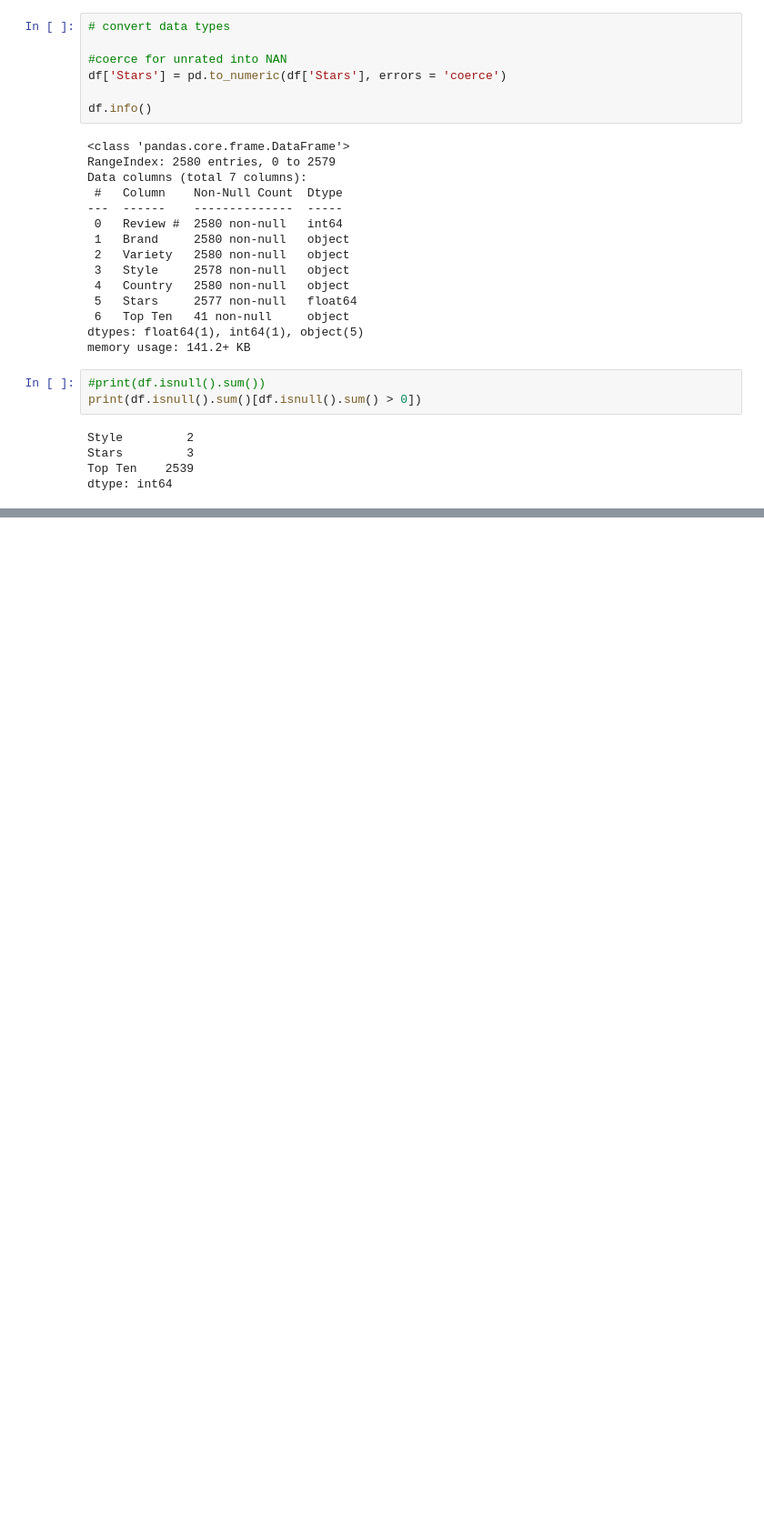
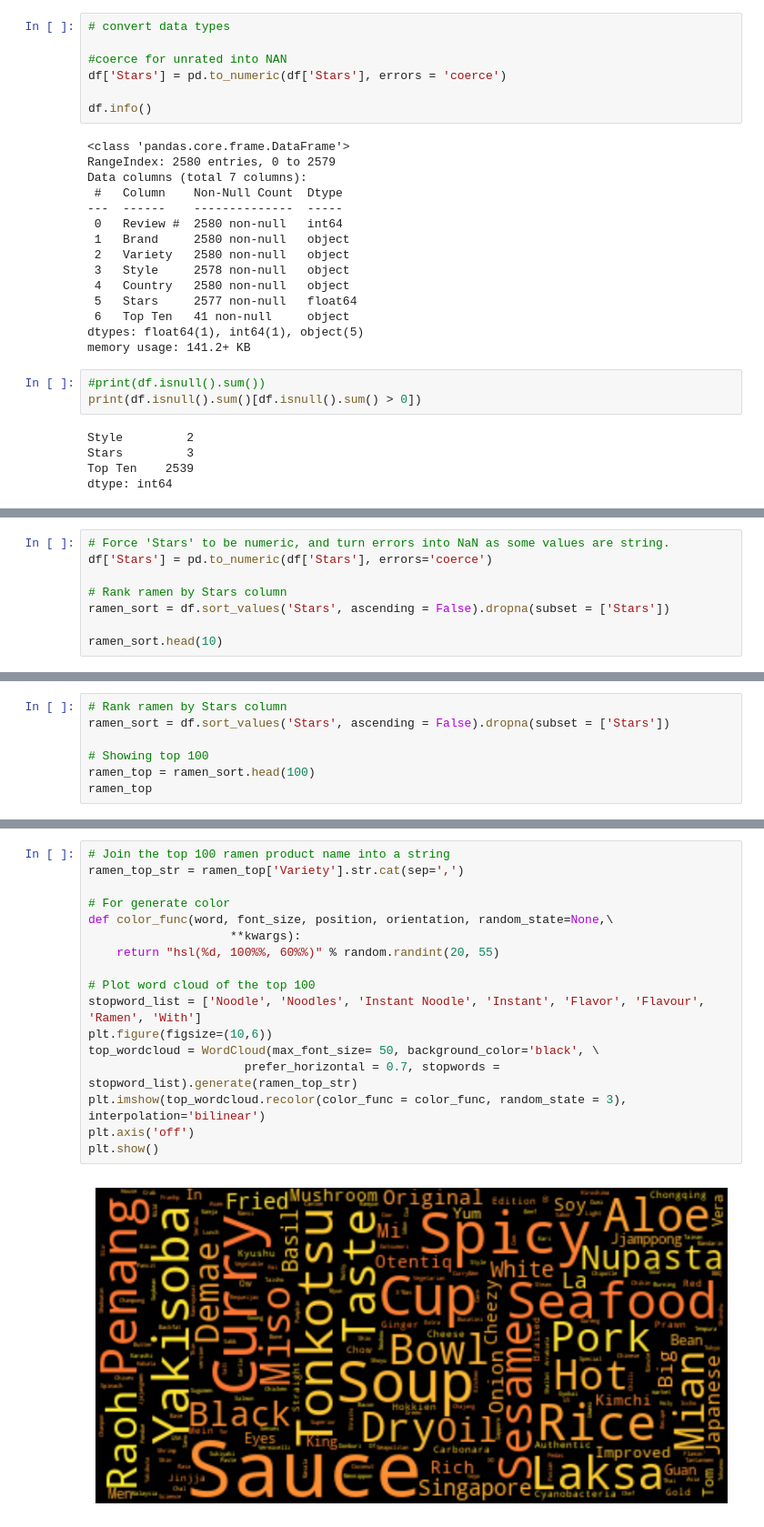
Before and after one commit to Keegawho198/python_practice, a Jupyter notebook: Ramen_ratings.ipynb, the cells around one changed output, grey strips where cells are left out. Shown: that part at 91% size. Cells and saved outputs as stored; diff of their text form; blank space fills up the shorter version.

```diff
--- a/Ramen_ratings.ipynb
+++ b/Ramen_ratings.ipynb
@@ -104,0 +219,8 @@ df
+# %%
+# Force 'Stars' to be numeric, and turn errors into NaN as some values are string.
+df['Stars'] = pd.to_numeric(df['Stars'], errors='coerce')
+
+# Rank ramen by Stars column
+ramen_sort = df.sort_values('Stars', ascending = False).dropna(subset = ['Stars'])
+
+ramen_sort.head(10)
@@ -104,0 +239,7 @@ df
+# %%
+# Rank ramen by Stars column
+ramen_sort = df.sort_values('Stars', ascending = False).dropna(subset = ['Stars'])
+
+# Showing top 100
+ramen_top = ramen_sort.head(100)
+ramen_top
@@ -104,0 +260,19 @@ df
+# %%
+# Join the top 100 ramen product name into a string
+ramen_top_str = ramen_top['Variety'].str.cat(sep=',')
+
+# For generate color
+def color_func(word, font_size, position, orientation, random_state=None,\
+                    **kwargs):
+    return "hsl(%d, 100%%, 60%%)" % random.randint(20, 55)
+
+# Plot word cloud of the top 100
+stopword_list = ['Noodle', 'Noodles', 'Instant Noodle', 'Instant', 'Flavor', 'Flavour', 'Ramen', 'With']
+plt.figure(figsize=(10,6))
+top_wordcloud = WordCloud(max_font_size= 50, background_color='black', \
+                      prefer_horizontal = 0.7, stopwords = stopword_list).generate(ramen_top_str)
+plt.imshow(top_wordcloud.recolor(color_func = color_func, random_state = 3), interpolation='bilinear')
+plt.axis('off')
+plt.show()
+# %% [output]
+[figure, added]
```
Also changed, not shown: parts of 15 cells of this notebook.
